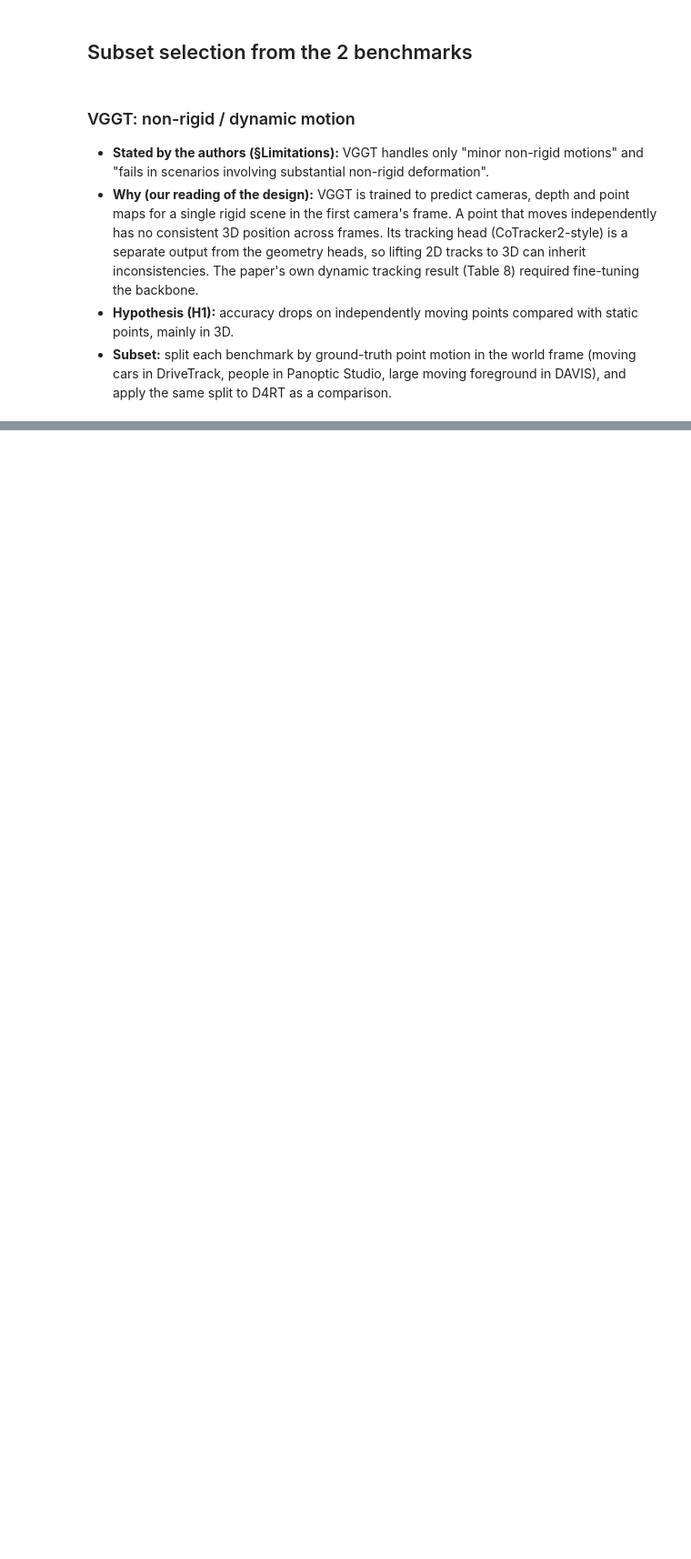
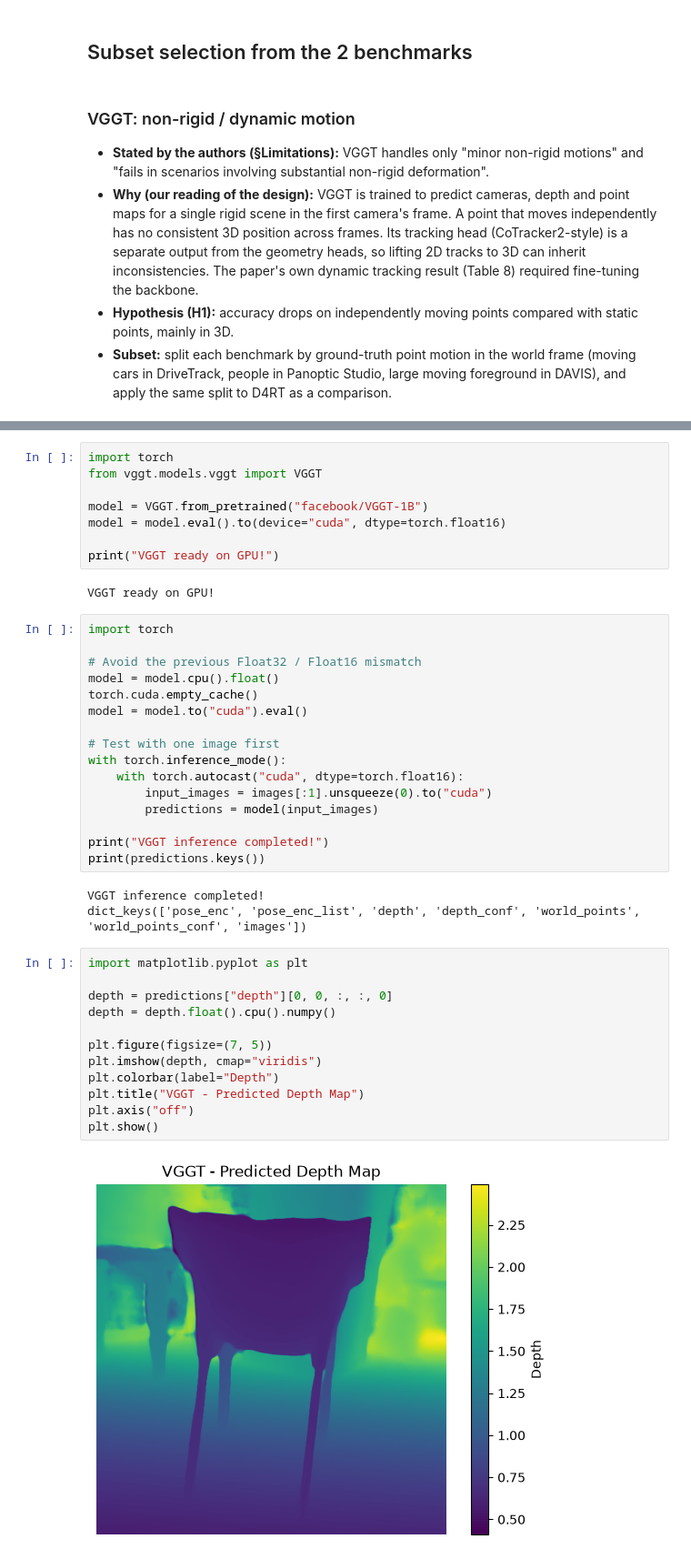
Before and after one commit to maxoubvd/AML_project, a Jupyter notebook: notebook.ipynb, the cells around one changed output, grey strips where cells are left out. Shown at 91% size. Cells and saved outputs as stored; diff of their text form; blank space fills up the shorter version.

Commit message:
Add VGGT preliminary work and D4RT tracking evaluation results

```diff
--- a/notebook.ipynb
+++ b/notebook.ipynb
@@ -9,0 +28,43 @@
+# %%
+import torch
+from vggt.models.vggt import VGGT
+
+model = VGGT.from_pretrained("facebook/VGGT-1B")
+model = model.eval().to(device="cuda", dtype=torch.float16)
+
+print("VGGT ready on GPU!")
+# %% [output]
+VGGT ready on GPU!
+# %%
+import torch
+
+# Avoid the previous Float32 / Float16 mismatch
+model = model.cpu().float()
+torch.cuda.empty_cache()
+model = model.to("cuda").eval()
+
+# Test with one image first
+with torch.inference_mode():
+    with torch.autocast("cuda", dtype=torch.float16):
+        input_images = images[:1].unsqueeze(0).to("cuda")
+        predictions = model(input_images)
+
+print("VGGT inference completed!")
+print(predictions.keys())
+# %% [output]
+VGGT inference completed!
+dict_keys(['pose_enc', 'pose_enc_list', 'depth', 'depth_conf', 'world_points', 'world_points_conf', 'images'])
+# %%
+import matplotlib.pyplot as plt
+
+depth = predictions["depth"][0, 0, :, :, 0]
+depth = depth.float().cpu().numpy()
+
+plt.figure(figsize=(7, 5))
+plt.imshow(depth, cmap="viridis")
+plt.colorbar(label="Depth")
+plt.title("VGGT - Predicted Depth Map")
+plt.axis("off")
+plt.show()
+# %% [output]
+[figure, added]
```
Also changed, not shown: parts of 3 cells of this notebook, 11 other files.
